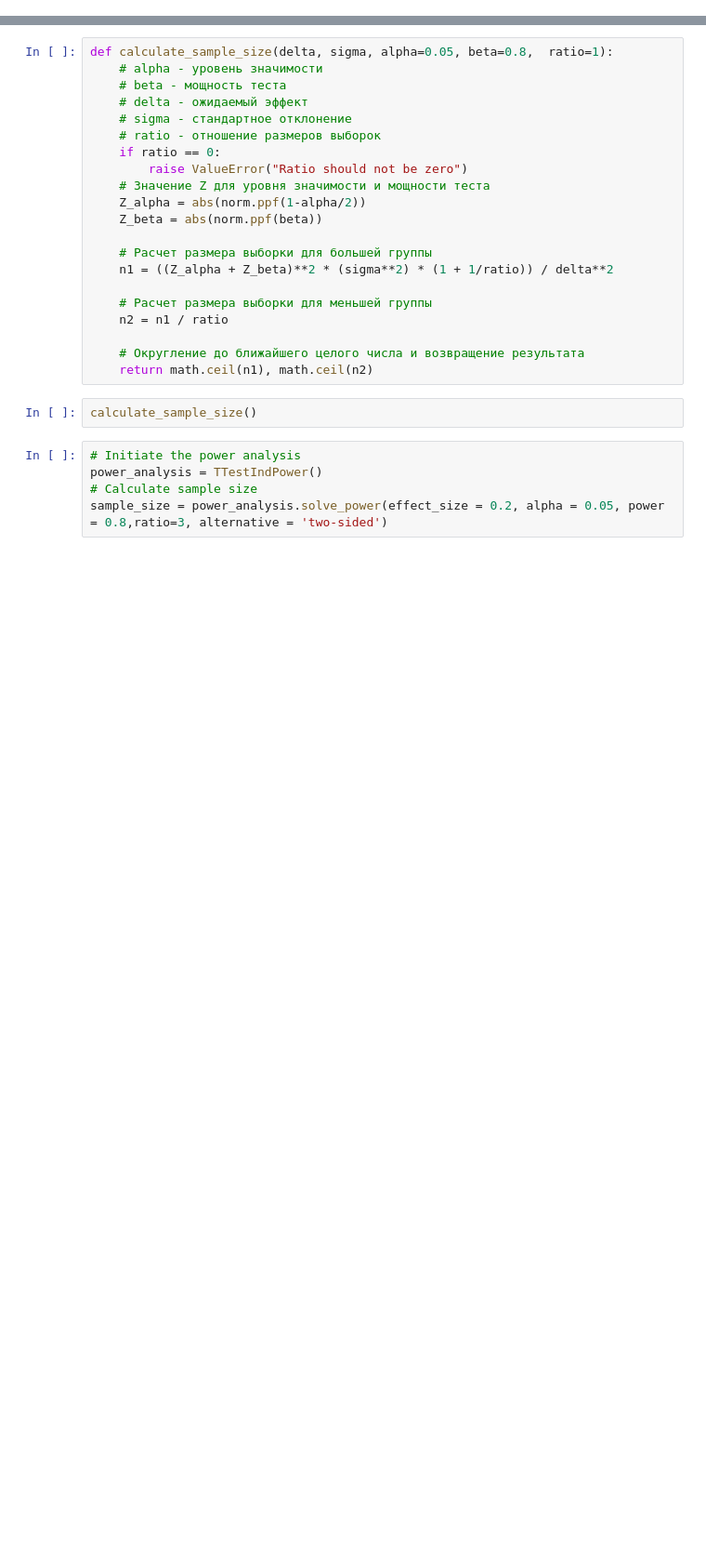
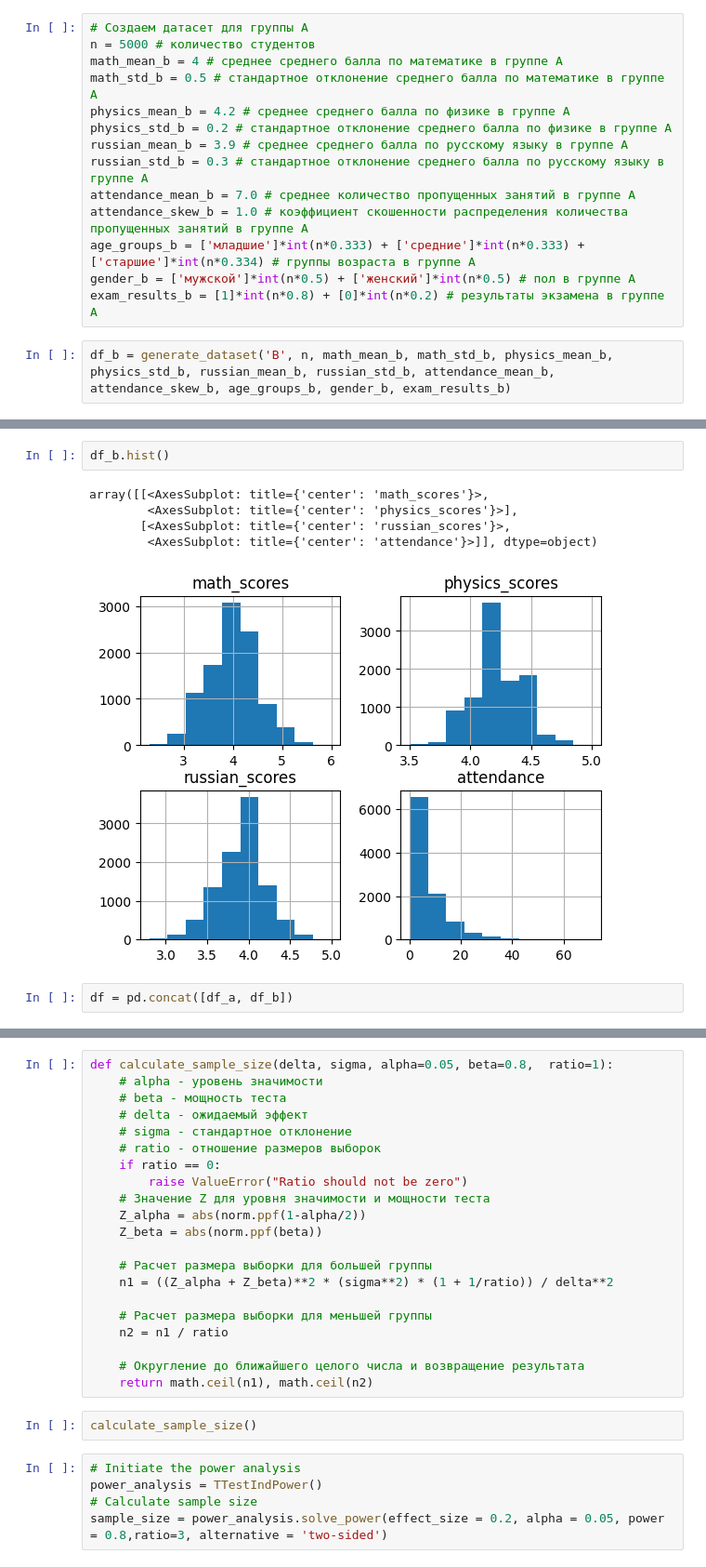
Before and after one commit to valdik04/telegram_helper_for_ab, a Jupyter notebook: generate_dataset.ipynb, the cells around one changed output, grey strips where cells are left out. Shown at 93% size. Cells and saved outputs as stored; diff of their text form; blank space fills up the shorter version.

```diff
--- a/generate_dataset.ipynb
+++ b/generate_dataset.ipynb
@@ -10,0 +67,16 @@ import matplotlib.pyplot as plt
+# %%
+# Создаем датасет для группы A
+n = 5000 # количество студентов
+math_mean_b = 4 # среднее среднего балла по математике в группе A
+math_std_b = 0.5 # стандартное отклонение среднего балла по математике в группе A
+physics_mean_b = 4.2 # среднее среднего балла по физике в группе A
+physics_std_b = 0.2 # стандартное отклонение среднего балла по физике в группе A
+russian_mean_b = 3.9 # среднее среднего балла по русскому языку в группе A
+russian_std_b = 0.3 # стандартное отклонение среднего балла по русскому языку в группе A
+attendance_mean_b = 7.0 # среднее количество пропущенных занятий в группе A
+attendance_skew_b = 1.0 # коэффициент скошенности распределения количества пропущенных занятий в группе A
+age_groups_b = ['младшие']*int(n*0.333) + ['средние']*int(n*0.333) + ['старшие']*int(n*0.334) # группы возраста в группе A
+gender_b = ['мужской']*int(n*0.5) + ['женский']*int(n*0.5) # пол в группе A
+exam_results_b = [1]*int(n*0.8) + [0]*int(n*0.2) # результаты экзамена в группе A
+# %%
+df_b = generate_dataset('B', n, math_mean_b, math_std_b, physics_mean_b, physics_std_b, russian_mean_b, russian_std_b, attendance_mean_b, attendance_skew_b, age_groups_b, gender_b, exam_results_b)
@@ -10,0 +93,10 @@ import matplotlib.pyplot as plt
+# %%
+df_b.hist()
+# %% [output]
+array([[<AxesSubplot: title={'center': 'math_scores'}>,
+        <AxesSubplot: title={'center': 'physics_scores'}>],
+       [<AxesSubplot: title={'center': 'russian_scores'}>,
+        <AxesSubplot: title={'center': 'attendance'}>]], dtype=object)
+[figure, added]
+# %%
+df = pd.concat([df_a, df_b])
```
Also changed, not shown: parts of 36 cells of this notebook, 6 other files.
